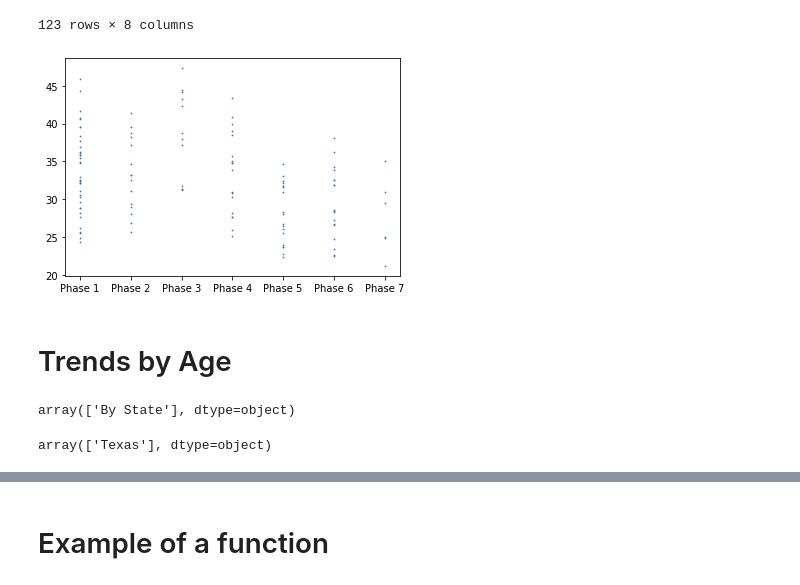
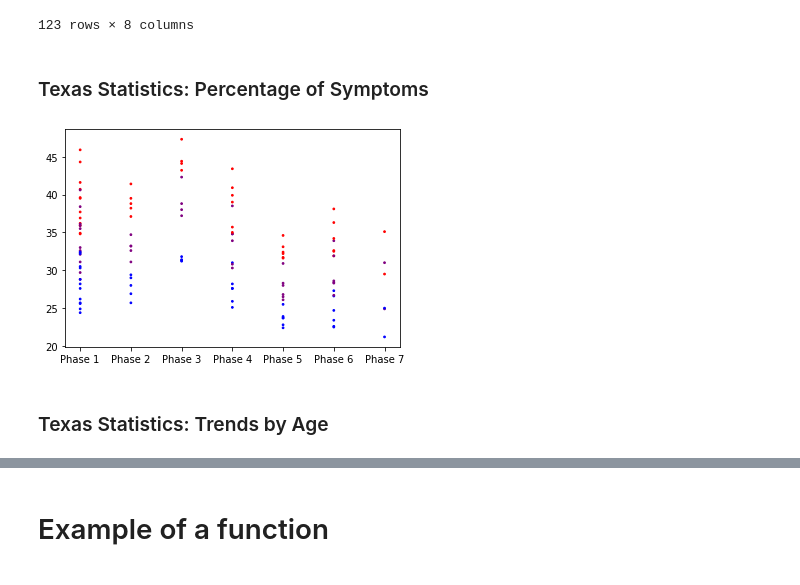
Before and after one commit to lmm2020/EDA-Projects, a Jupyter notebook: EDA_anxiety.ipynb, the cells around one changed output, grey strips where cells are left out. Cells and saved outputs as stored; diff of their text form; code cells hidden in the pictures.

```diff
--- a/EDA_anxiety.ipynb
+++ b/EDA_anxiety.ipynb
@@ -467,9 +488,9 @@ plt.show()
 # %%
 #Create a dataframe for the state of Texas only
 
-Texas = clean_df[clean_df.State == 'Texas']
+texas_df = clean_df[clean_df.State == 'Texas']
 
-Texas
+texas_df
 # %% [output]
 |  | Indicator | State | Group | Subgroup | Phases | Time Period Start Date | Time Period End Date | Value |
 | 62 | Symptoms of Depressive Disorder | Texas | By State | Texas | Phase 1 | 2020-04-23 | 2020-05-05 | 24.4 |
@@ -484,14 +505,32 @@ Texas
 | 9049 | Symptoms of Anxiety Disorder | Texas | By State | Texas | Phase 7 | 2021-12-29 | 2022-01-10 | 31.0 |
 | 9127 | Symptoms of Anxiety Disorder or D... | Texas | By State | Texas | Phase 7 | 2021-12-29 | 2022-01-10 | 35.1 |
 123 rows × 8 columns
+# %%
+#Assign colors to each Indicator *texas df only*
+
+
+#create a list of conditions
+color_conditions = [
+    (texas_df['Indicator'] == 'Symptoms of Anxiety Disorder'), #1
+    (texas_df['Indicator'] == 'Symptoms of Depressive Disorder'), #2
+    (texas_df['Indicator'] == 'Symptoms of Anxiety Disorder or Depressive Disorder'), #3
+    ]
+#create a list of the values we want to assign for each condition
+colors = ['Purple','Blue','Red']
+
+#use np.select to assign values
+tx_indicator_colors = np.select(color_conditions, colors)
+# %% [markdown]
+### Texas Statistics: Percentage of Symptoms
 # %%
 #Percentage of Texans that show symptoms across each Phase
 
 plt.scatter(
-    x = Texas['Phases'],
-    y = Texas['Value'],
-    s= 0.5)
+    x = texas_df['Phases'],
+    y = texas_df['Value'],
+    s= 3,
+    c= tx_indicator_colors)
 
 plt.show()
 # %% [output]
-[figure, old version]
+[figure, new version]
@@ -501,16 +537,2 @@ plt.show()
 # %% [markdown]
-# Trends by Age
+### Texas Statistics: Trends by Age
-# %%
-#in the Texas df, look at By Age
-
-Texas['Group'].unique()
-
-#after isolating df to Texas only, it also seems to isolate Group column to "By State" only, so it does not allow me to filter "By Age " this way
-# %% [output]
-array(['By State'], dtype=object)
-# %%
-Texas['Subgroup'].unique()
-
-#it also seems to filter texas only in the subgroup column
-# %% [output]
-array(['Texas'], dtype=object)
```
Also changed, not shown: parts of 21 cells of this notebook.
